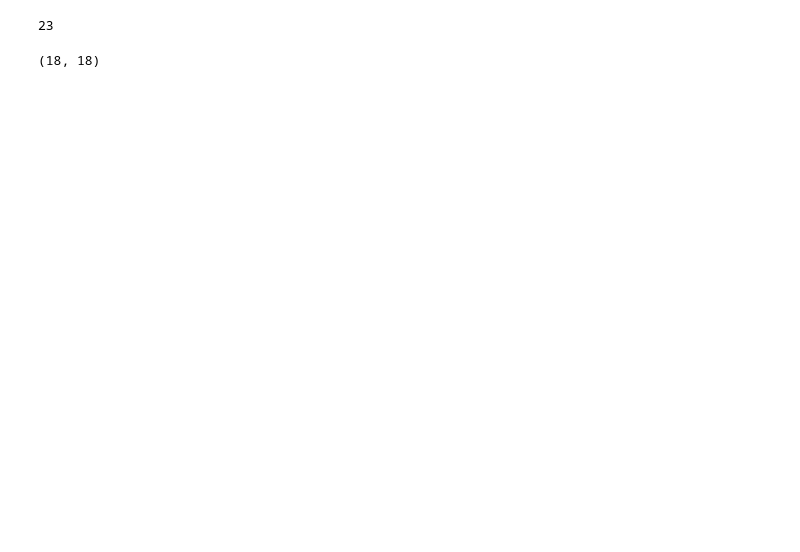
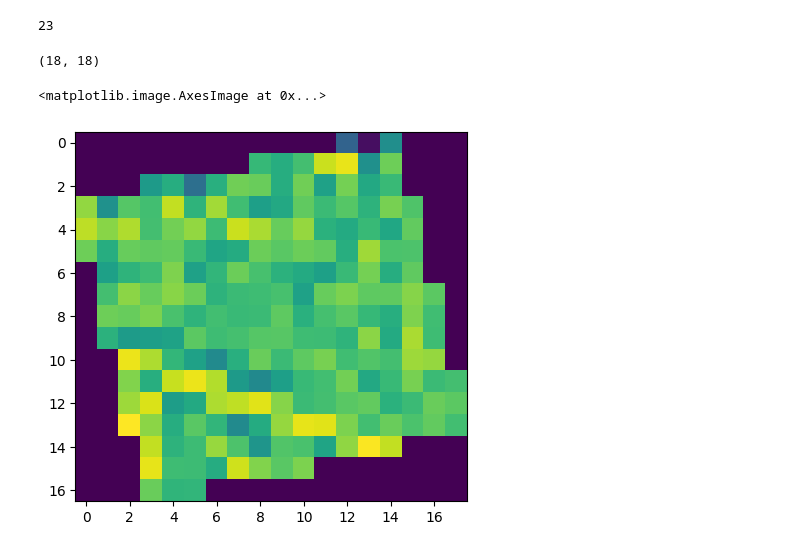
Before and after one commit to pawel21/Computer_vision_for_MAGIC, a Jupyter notebook: notebooks/baseline/test_feature.ipynb, the cells around one changed output. Drawn from its saved outputs; the diff is of its cells as text; code cells hidden in the pictures; blank space fills up the shorter version.

```diff
--- a/notebooks/baseline/test_feature.ipynb
+++ b/notebooks/baseline/test_feature.ipynb
@@ -128,3 +98,12 @@ crop_list[0].shape
+# %%
+img_gray = load_gray(img_path)
+N_MIRRORS = 249
+crop_list = [mirror_extractor.extract_mirror_gray(img_gray, mirror_id=m_id) for m_id in range(249)]
+# %%
+plt.imshow(crop_list[10])
+# %% [output]
+<matplotlib.image.AxesImage at 0x...>
+[figure, added]
 # %%
 fig, ax = plt.subplots(4, 4, figsize=(12, 12))
 axes = ax.flatten()
```
Also changed, not shown: parts of 22 cells of this notebook, 3 other files.
